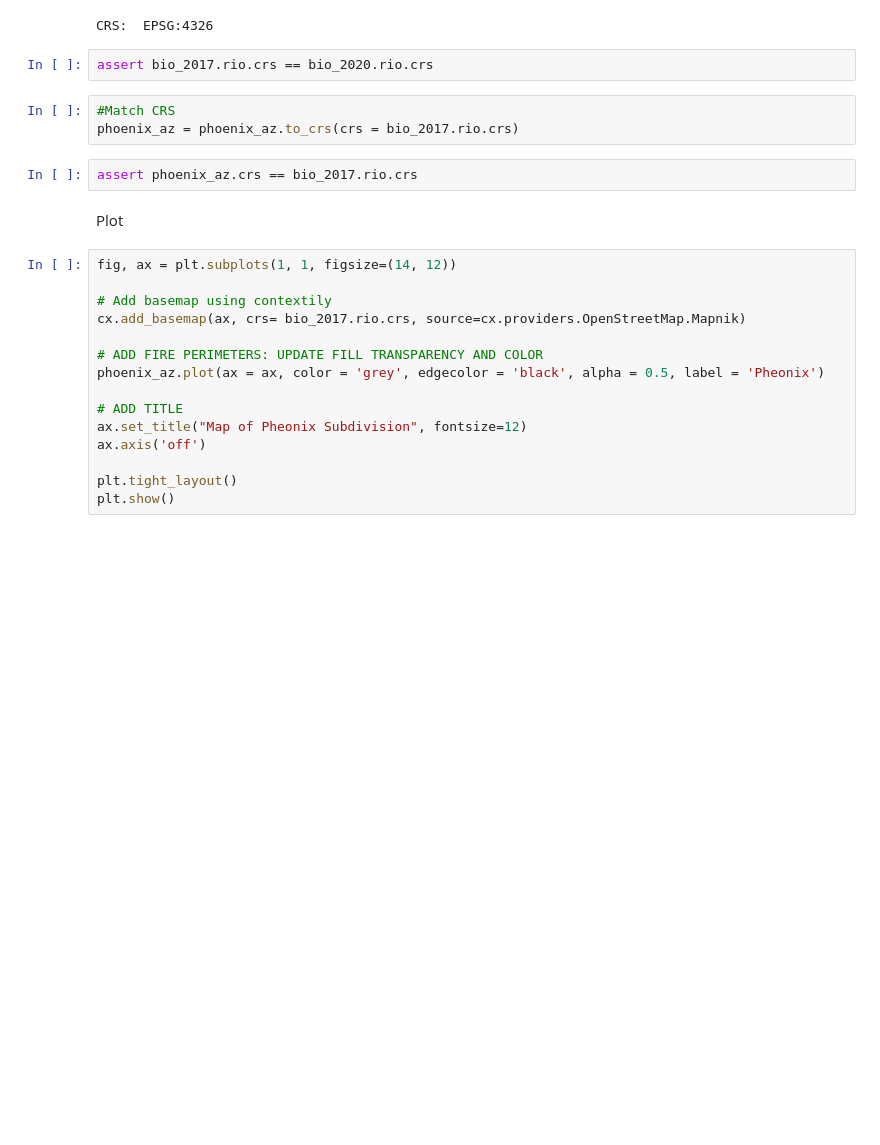
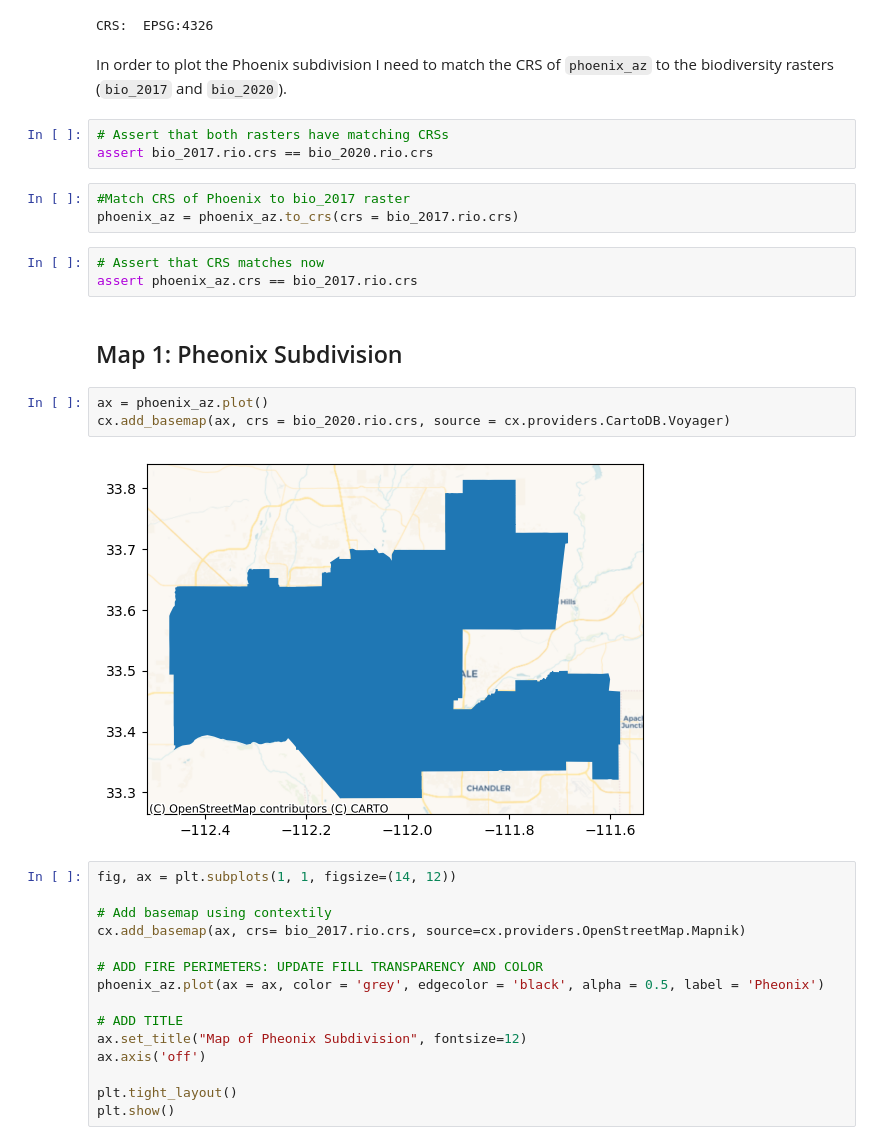
Before and after one commit to IsabellaSegarra/biodiversity-intactness, a Jupyter notebook: biodiversity-intactness.ipynb, the cells around one changed output. Drawn from its saved outputs; the diff is of its cells as text; blank space fills up the shorter version.

```diff
--- a/biodiversity-intactness.ipynb
+++ b/biodiversity-intactness.ipynb
@@ -162,15 +163,24 @@ CRS:  GEOGCS["WGS 84",DATUM["WGS_1984",SPHEROID["WGS 84",6378137,298.257223563,A
 print('CRS: ', bio_2017.rio.crs)
 # %% [output]
 CRS:  EPSG:4326
+# %% [markdown]
+In order to plot the Phoenix subdivision I need to match the CRS of `phoenix_az` to the biodiversity rasters (`bio_2017` and `bio_2020`).
 # %%
+# Assert that both rasters have matching CRSs
 assert bio_2017.rio.crs == bio_2020.rio.crs
 # %%
-#Match CRS
+#Match CRS of Phoenix to bio_2017 raster
 phoenix_az = phoenix_az.to_crs(crs = bio_2017.rio.crs)
 # %%
+# Assert that CRS matches now
 assert phoenix_az.crs == bio_2017.rio.crs
 # %% [markdown]
-Plot
+## Map 1: Pheonix Subdivision
+# %%
+ax = phoenix_az.plot()
+cx.add_basemap(ax, crs = bio_2020.rio.crs, source = cx.providers.CartoDB.Voyager)
+# %% [output]
+[figure, added]
 # %%
 fig, ax = plt.subplots(1, 1, figsize=(14, 12))
 
```
Also changed, not shown: parts of 19 cells of this notebook.
